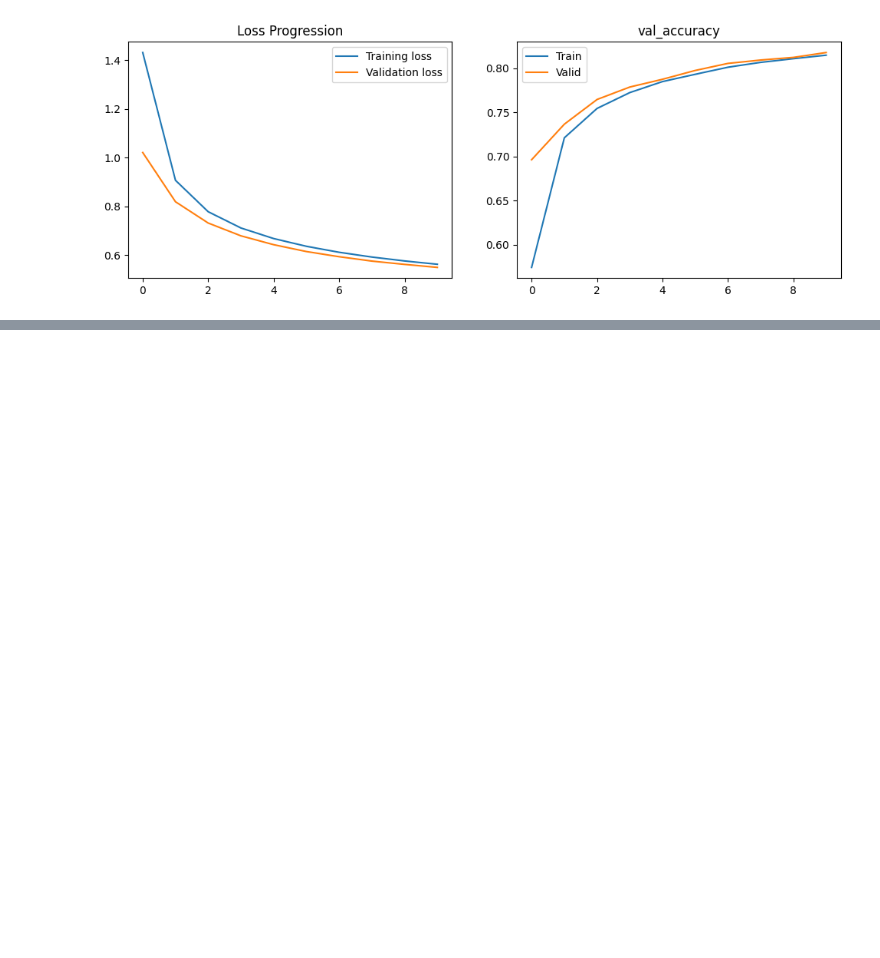
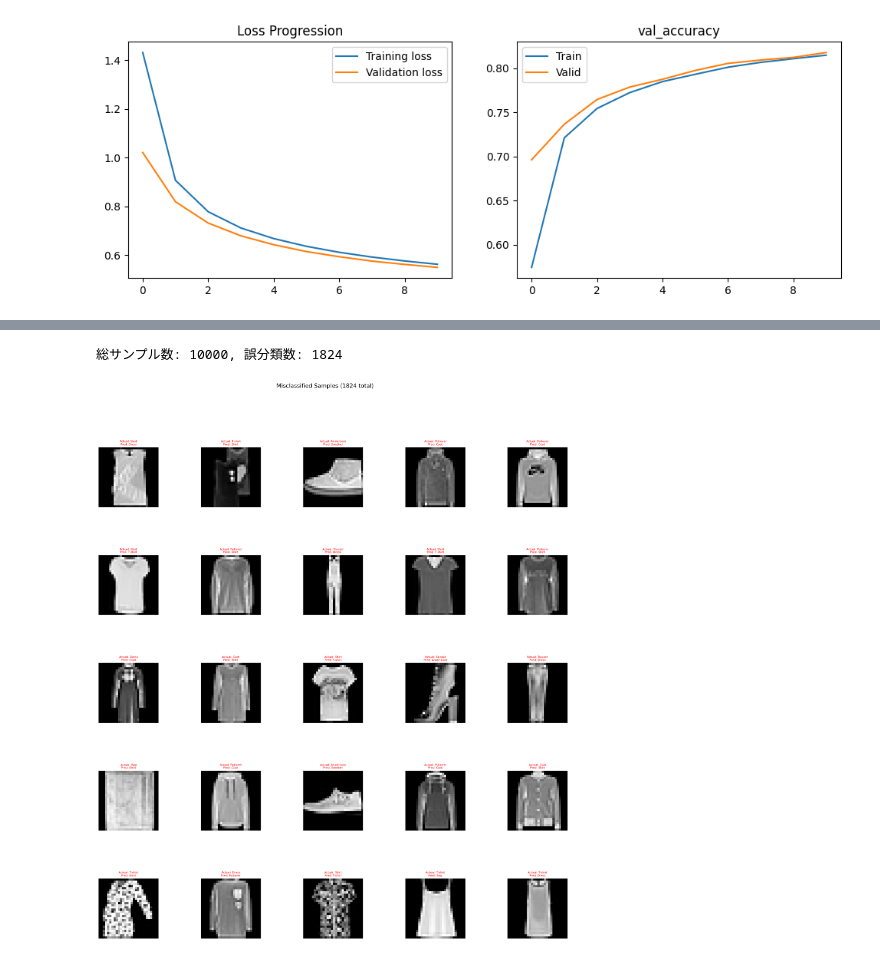
Before and after one commit to ladybug-tentoumushi/Fashion_MNIST, a Jupyter notebook: fashion_mnist.ipynb, the cells around one changed output, grey strips where cells are left out. Cells and saved outputs as stored; diff of their text form; code cells hidden in the pictures; blank space fills up the shorter version.

```diff
--- a/fashion_mnist.ipynb
+++ b/fashion_mnist.ipynb
@@ -322,17 +303,0 @@ Class 9 => Ankle boot       0.82      0.92      0.86     50410
-# %%
-# Grid dimensions.
-grid_height = 15
-grid_width = 15
-
-fig, axes = plt.subplots(grid_height, grid_width, figsize=(25, 25))
-axes = axes.ravel()
-
-for i in range(grid_height * grid_width):
-    # Draft random index to plot random image.
-    drafted_image = np.random.randint(0, x_test.shape[0])
-    axes[i].imshow(x_test[drafted_image].reshape(28, 28), cmap='gray')
-    # Print actual and predicted labels for image.
-    axes[i].set_title("Actual class: {:0.1f}\nPredicted class: {:0.1f}".format(
-        t_true[drafted_image], t_pred_cm[drafted_image]), fontsize=8)
-    axes[i].axis('off')
-plt.subplots_adjust(hspace=0.8)
@@ -340,0 +324,37 @@ plt.subplots_adjust(hspace=0.8)
+# %%
+# --- 誤分類サンプルの可視化（検証データ） ---
+wrong_indices = [i for i in range(len(val_true_labels)) if val_true_labels[i] != val_pred_labels[i]]
+print(f"総サンプル数: {len(val_true_labels)}, 誤分類数: {len(wrong_indices)}")
+
+grid_height = 5
+grid_width = 5
+max_display = grid_height * grid_width
+
+fig, axes = plt.subplots(grid_height, grid_width, figsize=(25, 25))
+axes = axes.ravel()
+
+if len(wrong_indices) > 0:
+    sampled = np.random.choice(wrong_indices, size=min(max_display, len(wrong_indices)), replace=False)
+
+    for i, idx in enumerate(sampled):
+        axes[i].imshow(val_images[idx].reshape(28, 28), cmap='gray')
+        actual_name    = class_name[val_true_labels[idx]]
+        predicted_name = class_name[val_pred_labels[idx]]
+        axes[i].set_title(
+            f"Actual: {actual_name}\nPred: {predicted_name}",
+            fontsize=8, color='red'
+        )
+        axes[i].axis('off')
+    # 余ったマスを非表示
+    for i in range(len(sampled), max_display):
+        axes[i].axis('off')
+else:
+    for i in range(max_display):
+        axes[i].axis('off')
+
+plt.suptitle(f"Misclassified Samples ({len(wrong_indices)} total)", fontsize=16)
+plt.subplots_adjust(hspace=0.8)
+plt.show()
+# %% [output]
+総サンプル数: 10000, 誤分類数: 1824
+[figure, added]
```
Also changed, not shown: parts of 5 cells of this notebook.
